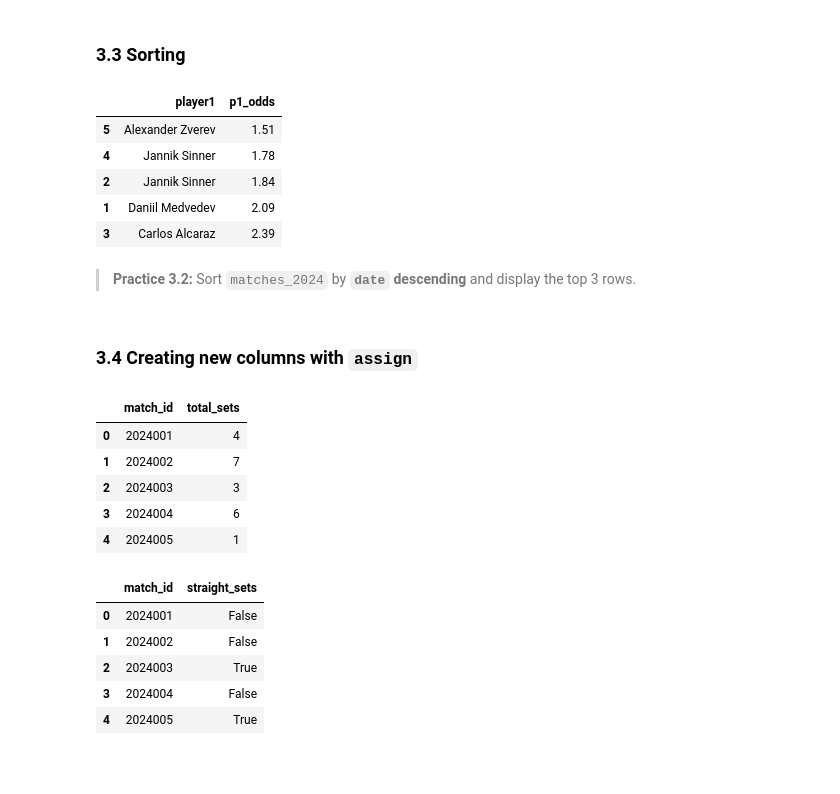
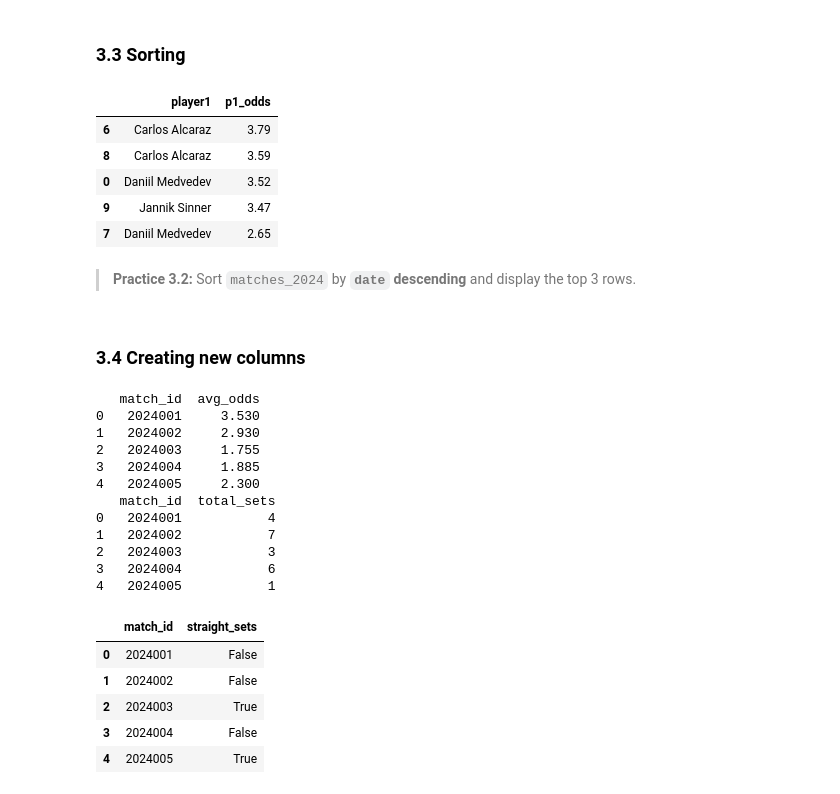
Before and after one commit to stevenmacmanus-flutter/Intro-to-Python, a Jupyter notebook: sports_trading_tennis_workbook.ipynb, the cells around one changed output. Saved outputs shown, nothing was run; the diff lists cells and outputs as text; code cells hidden in the pictures; blank space fills up the shorter version.

```diff
--- a/sports_trading_tennis_workbook.ipynb
+++ b/sports_trading_tennis_workbook.ipynb
@@ -218,30 +281,45 @@ Name: 0, dtype: object
 # %%
 
 # 🔑 Example: sort by player1 odds (ascending)
-sorted_odds = matches_2024.sort_values('p1_odds')
+sorted_odds = matches_2024.sort_values('p1_odds', ascending=False)
 sorted_odds[['player1','p1_odds']].head()
 # %% [output]
 |  | player1 | p1_odds |
-| 5 | Alexander Zverev | 1.51 |
-| 4 | Jannik Sinner | 1.78 |
-| 2 | Jannik Sinner | 1.84 |
-| 1 | Daniil Medvedev | 2.09 |
-| 3 | Carlos Alcaraz | 2.39 |
+| 6 | Carlos Alcaraz | 3.79 |
+| 8 | Carlos Alcaraz | 3.59 |
+| 0 | Daniil Medvedev | 3.52 |
+| 9 | Jannik Sinner | 3.47 |
+| 7 | Daniil Medvedev | 2.65 |
 # %% [markdown]
 > **Practice 3.2:** Sort `matches_2024` by **`date` descending** and display the top 3 rows.
 # %% [markdown]
-### 3.4 Creating new columns with `assign`
+### 3.4 Creating new columns
 # %%
+#Referencing New Column
+matches_2024['avg_odds'] = (matches_2024['p1_odds'] + matches_2024['p2_odds'])/2
 
+print(matches_2024[['match_id','avg_odds']].head())
+
+
+#Using Assign
 matches_2024 = matches_2024.assign(
     total_sets = matches_2024['p1_sets_won'] + matches_2024['p2_sets_won']
 )
+
 matches_2024[['match_id','total_sets']].head()
+
+print(matches_2024[['match_id','total_sets']].head())
 # %% [output]
-|  | match_id | total_sets |
-| 0 | 2024001 | 4 |
-| 1 | 2024002 | 7 |
-| 2 | 2024003 | 3 |
-| 3 | 2024004 | 6 |
-| 4 | 2024005 | 1 |
+   match_id  avg_odds
+0   2024001     3.530
+1   2024002     2.930
+2   2024003     1.755
+3   2024004     1.885
+4   2024005     2.300
+   match_id  total_sets
+0   2024001           4
+1   2024002           7
+2   2024003           3
+3   2024004           6
+4   2024005           1
 # %%
```
Also changed, not shown: parts of 36 cells of this notebook.
